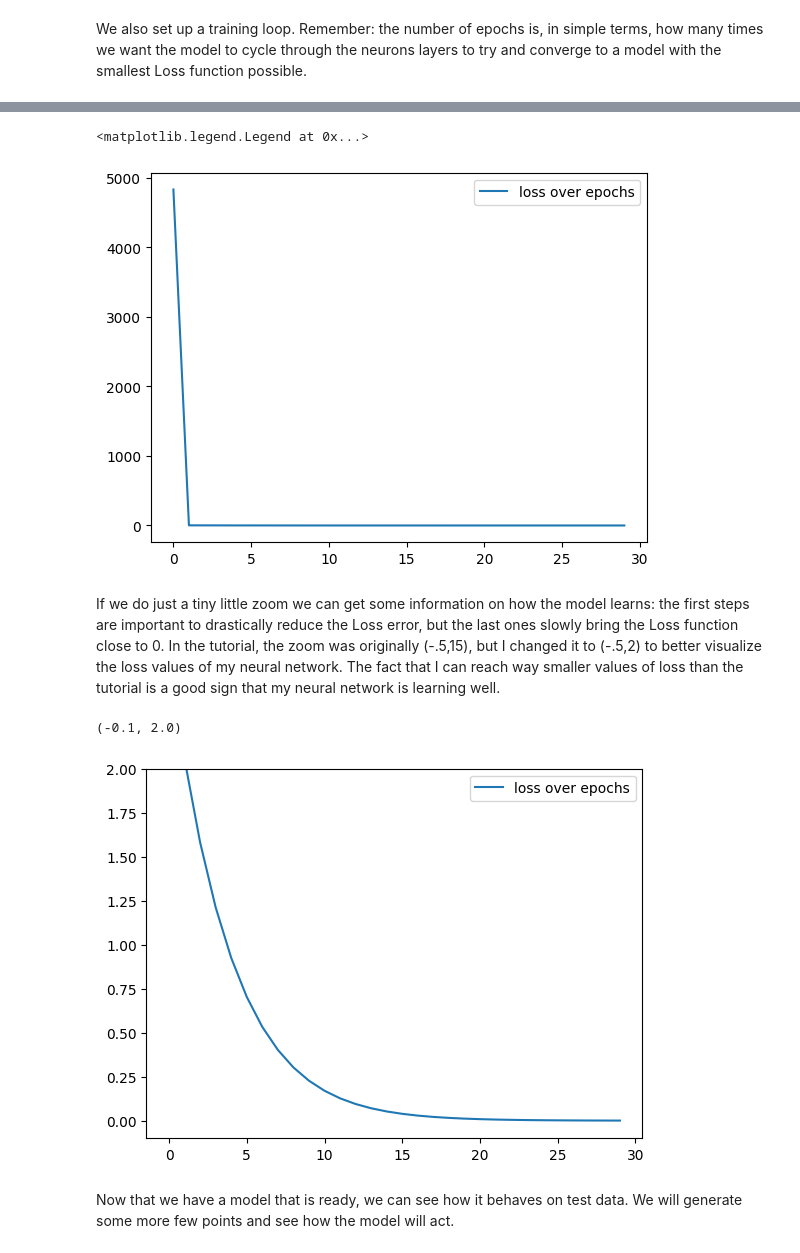
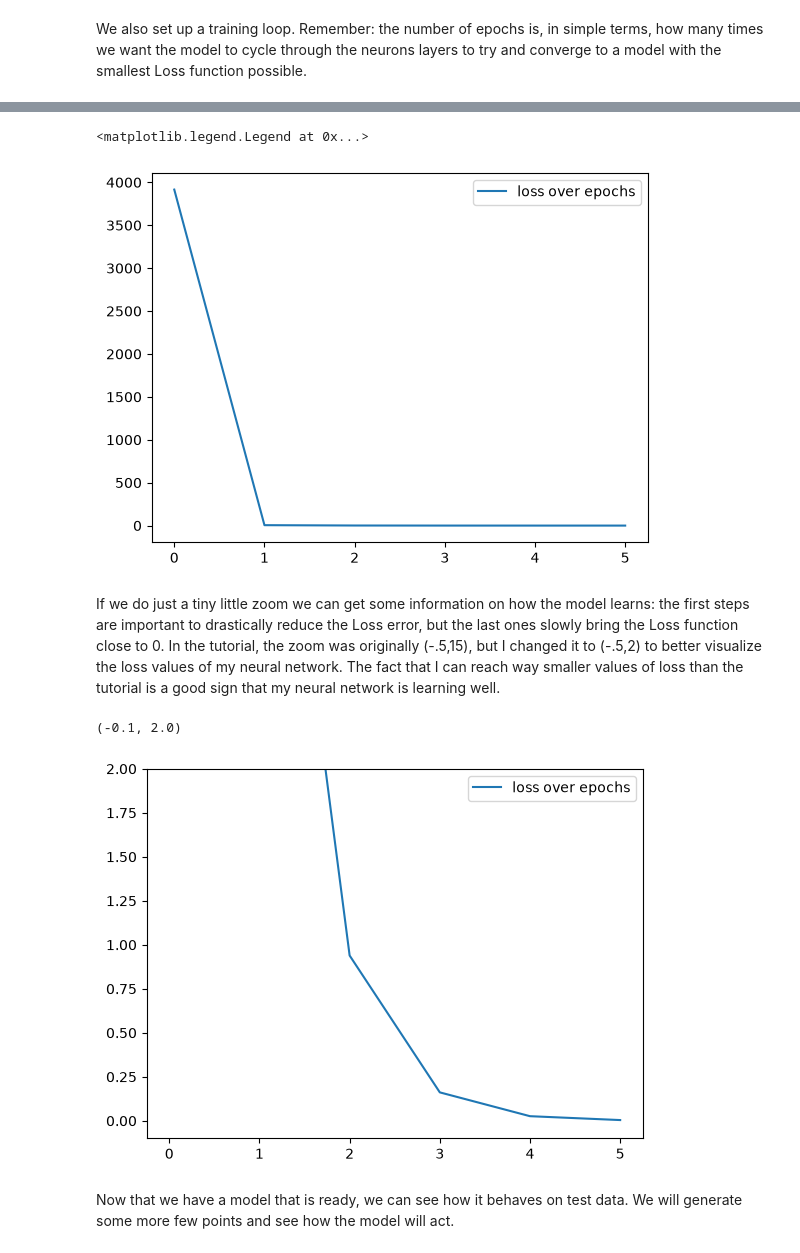
Before and after one commit to flavialeotta/self-learning, a Jupyter notebook: deep-learning-for-life-sciences/labs/Lab1DeepLearning.ipynb, the cells around one changed output, grey strips where cells are left out. Saved outputs shown, nothing was run; the diff lists cells and outputs as text; code cells hidden in the pictures.

```diff
--- a/deep-learning-for-life-sciences/labs/Lab1DeepLearning.ipynb
+++ b/deep-learning-for-life-sciences/labs/Lab1DeepLearning.ipynb
@@ -77,7 +77,7 @@ for epoch in range(N_epochs):
     # Compute and print loss
     loss = criterion(y_pred, targets)
     # Every 100 epochs, print the loss value, just to keep track
-    if epoch % 100 == 0:
+    if epoch % 500 == 0:
         print('epoch: ', epoch, ' loss: ', loss.item())
         loss_vals.append(loss.item())
 
@@ -113,5 +102,5 @@ epoch:  2900  loss:  0.0005596459377557039
 <matplotlib.legend.Legend at 0x...>
-[figure, old version]
+[figure, new version]
 # %% [markdown]
 If we do just a tiny little zoom we can get some information on how the model learns: the first steps are important to drastically reduce the Loss error, but the last ones slowly bring the Loss function close to 0. In the tutorial, the zoom was originally (-.5,15), but I changed it to (-.5,2) to better visualize the loss values of my neural network. The fact that I can reach way smaller values of loss than the tutorial is a good sign that my neural network is learning well.
 # %%
@@ -120,7 +109,7 @@ plt.legend()
 plt.ylim(-.1,2)
 # %% [output]
 (-0.1, 2.0)
-[figure, old version]
+[figure, new version]
 # %% [markdown]
 Now that we have a model that is ready, we can see how it behaves on test data. We will generate some more few points and see how the model will act.
 # %%
```
Also changed, not shown: parts of 11 cells of this notebook, 1 other file.
